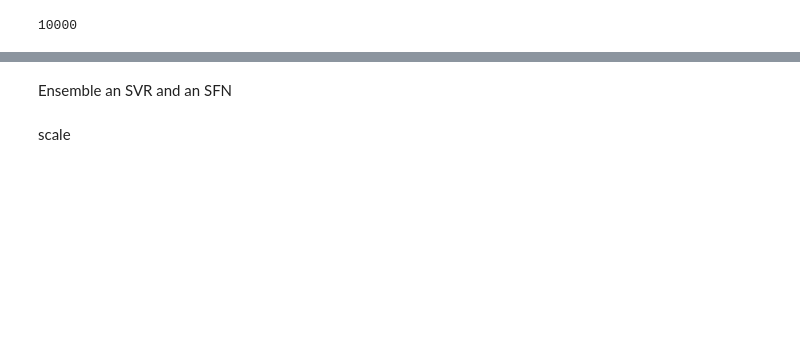
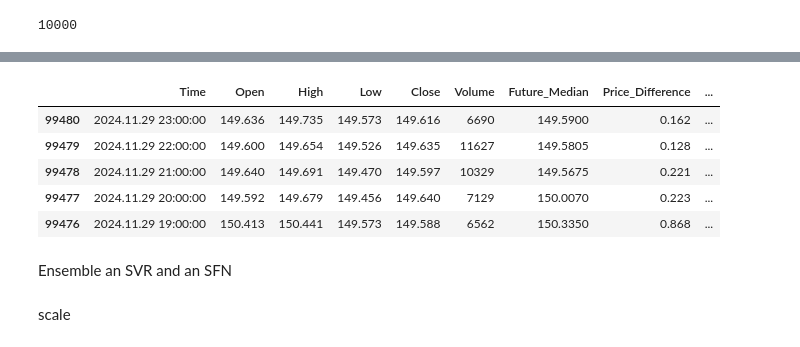
Before and after one commit to DAN-BIWOTT/Arasaka-TradingSystems, a Jupyter notebook: Ensembled_SVR_&_SFN.ipynb, the cells around one changed output, grey strips where cells are left out. Saved outputs shown, nothing was run; the diff lists cells and outputs as text; code cells hidden in the pictures; blank space fills up the shorter version.

```diff
--- a/Ensembled_SVR_&_SFN.ipynb
+++ b/Ensembled_SVR_&_SFN.ipynb
@@ -119,6 +101,15 @@ data['Open_Close_Change_Pct'] = (data['Close'] - data['Open']) / data['Open'] *
 data['High_Low_Change_Pct'] = (data['High'] - data['Low']) / data['Low'] * 100
 data['Volume_MA_20'] = data['Volume'].rolling(window=20).mean() # 20-period moving average of volume
 data['Volume_Change_Pct'] = data['Volume'].pct_change() * 100 # Percentage change in volume
+# %%
+data.head()
+# %% [output]
+|  | Time | Open | High | Low | Close | Volume | Future_Median | Price_Difference | ... |
+| 99480 | 2024.11.29 23:00:00 | 149.636 | 149.735 | 149.573 | 149.616 | 6690 | 149.5900 | 0.162 | ... |
+| 99479 | 2024.11.29 22:00:00 | 149.600 | 149.654 | 149.526 | 149.635 | 11627 | 149.5805 | 0.128 | ... |
+| 99478 | 2024.11.29 21:00:00 | 149.640 | 149.691 | 149.470 | 149.597 | 10329 | 149.5675 | 0.221 | ... |
+| 99477 | 2024.11.29 20:00:00 | 149.592 | 149.679 | 149.456 | 149.640 | 7129 | 150.0070 | 0.223 | ... |
+| 99476 | 2024.11.29 19:00:00 | 150.413 | 150.441 | 149.573 | 149.588 | 6562 | 150.3350 | 0.868 | ... |
 # %%
 # Create lagged median prices
 data['median_t-1'] = data['Future_Median'].shift(2)
```
Also changed, not shown: parts of 17 cells of this notebook.
